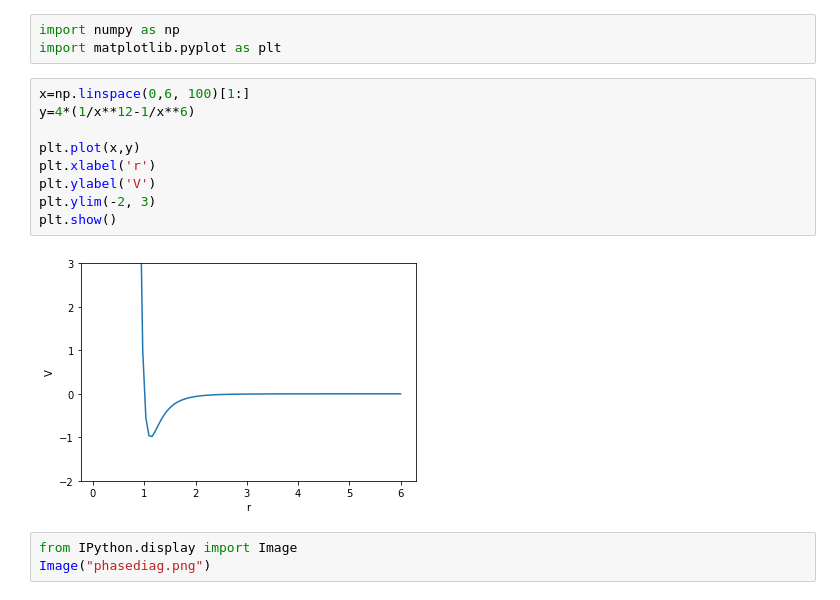
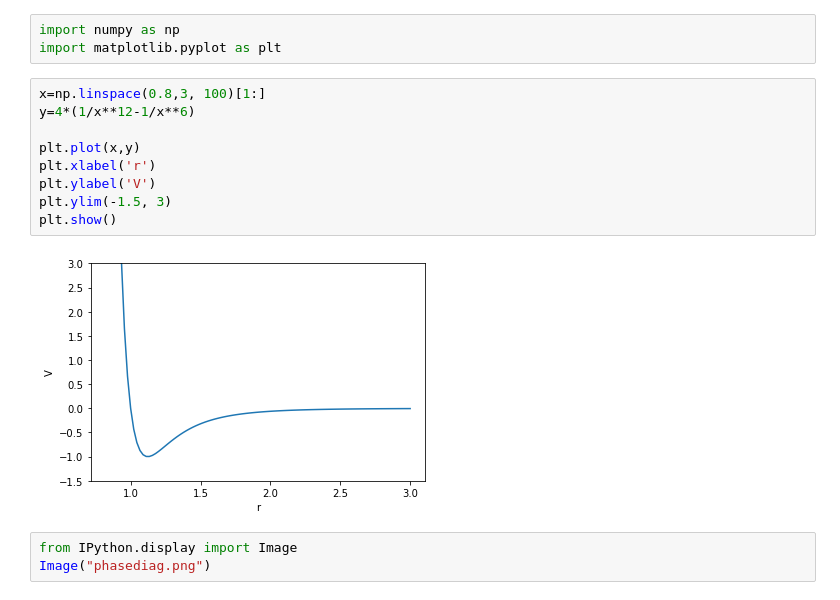
Before and after one commit to suracefm/lennardjonesmc, a Jupyter notebook: LennardJones-Copy1.ipynb, the cells around one changed output. Drawn from its saved outputs; the diff is of its cells as text.

```diff
--- a/LennardJones-Copy1.ipynb
+++ b/LennardJones-Copy1.ipynb
@@ -7,16 +7,16 @@ $V(r)=4(\frac{1}{r^{12}}-\frac{1}{r^6})$
 import numpy as np
 import matplotlib.pyplot as plt
 # %%
-x=np.linspace(0,6, 100)[1:]
+x=np.linspace(0.8,3, 100)[1:]
 y=4*(1/x**12-1/x**6)
 
 plt.plot(x,y)
 plt.xlabel('r')
 plt.ylabel('V')
-plt.ylim(-2, 3)
+plt.ylim(-1.5, 3)
 plt.show()
 # %% [output]
-[figure, old version]
+[figure, new version]
 # %%
 from IPython.display import Image
 Image("phasediag.png")
```
Also changed, not shown: parts of 66 cells of this notebook, 43 other files.
